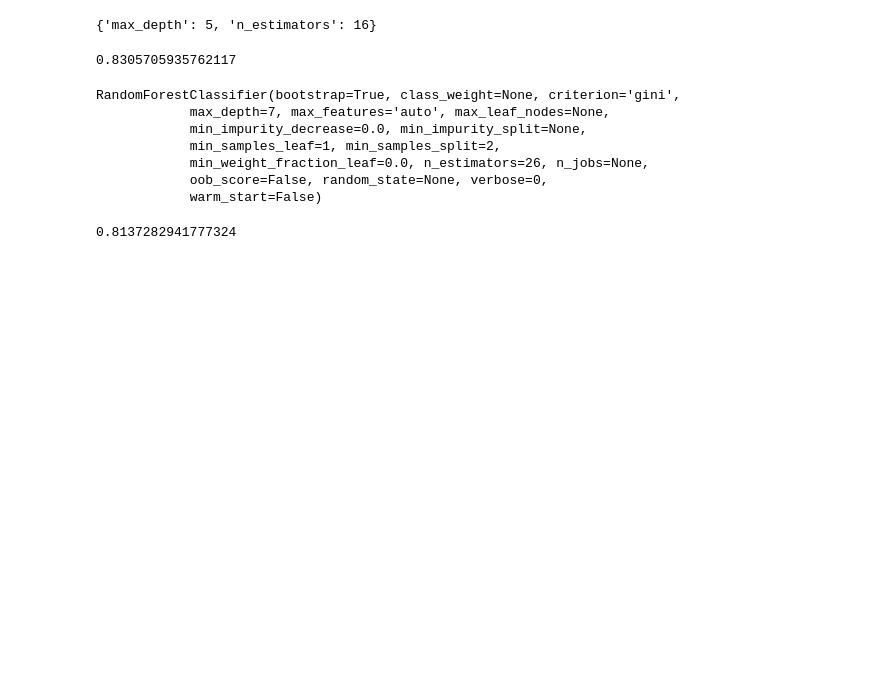
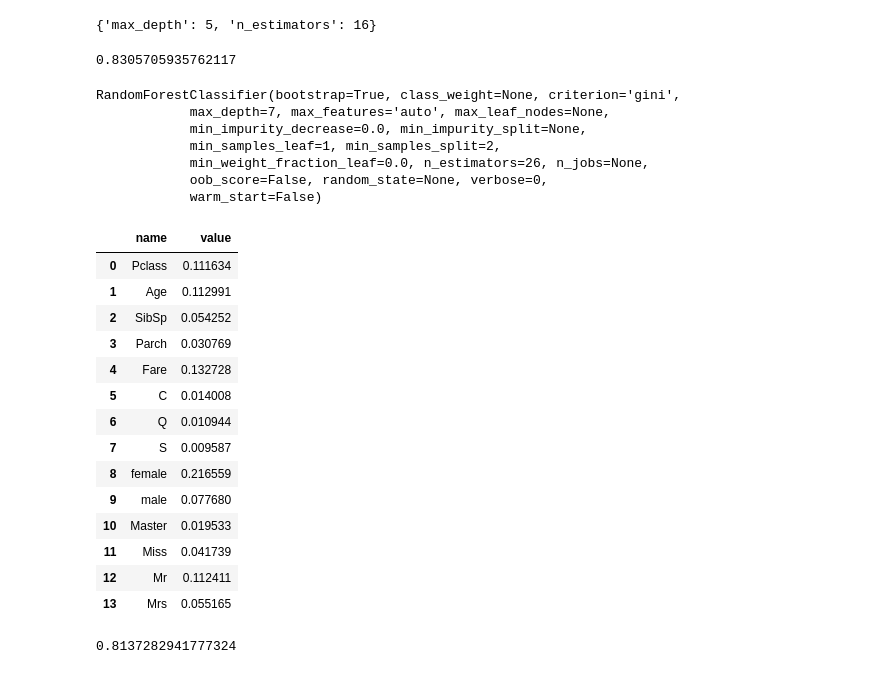
Before and after one commit to grand-coder/MLDB101, a Jupyter notebook: titanic.ipynb, the cells around one changed output. Drawn from its saved outputs; the diff is of its cells as text; code cells hidden in the pictures; blank space fills up the shorter version.

```diff
--- a/titanic.ipynb
+++ b/titanic.ipynb
@@ -392,6 +392,27 @@ result = pd.DataFrame()
 result["PassengerId"] = pid
 result["Survived"] = pre
 result.to_csv("titanic.csv", encoding="utf-8", index=False)
+# %%
+imp = pd.DataFrame()
+imp["name"] = x_train.columns
+imp["value"] = clf.feature_importances_
+imp
+# %% [output]
+|  | name | value |
+| 0 | Pclass | 0.111634 |
+| 1 | Age | 0.112991 |
+| 2 | SibSp | 0.054252 |
+| 3 | Parch | 0.030769 |
+| 4 | Fare | 0.132728 |
+| 5 | C | 0.014008 |
+| 6 | Q | 0.010944 |
+| 7 | S | 0.009587 |
+| 8 | female | 0.216559 |
+| 9 | male | 0.077680 |
+| 10 | Master | 0.019533 |
+| 11 | Miss | 0.041739 |
+| 12 | Mr | 0.112411 |
+| 13 | Mrs | 0.055165 |
 # %%
 # Practice
 from sklearn.preprocessing import MinMaxScaler
```
